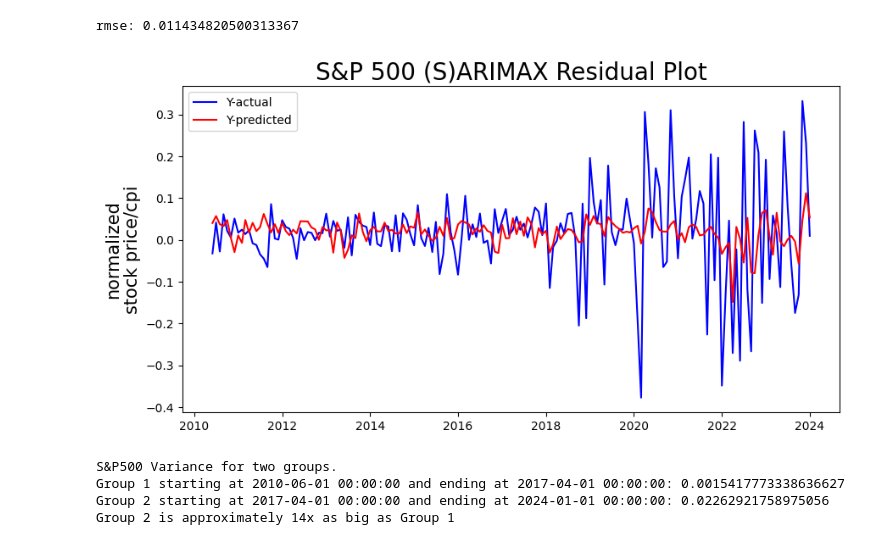
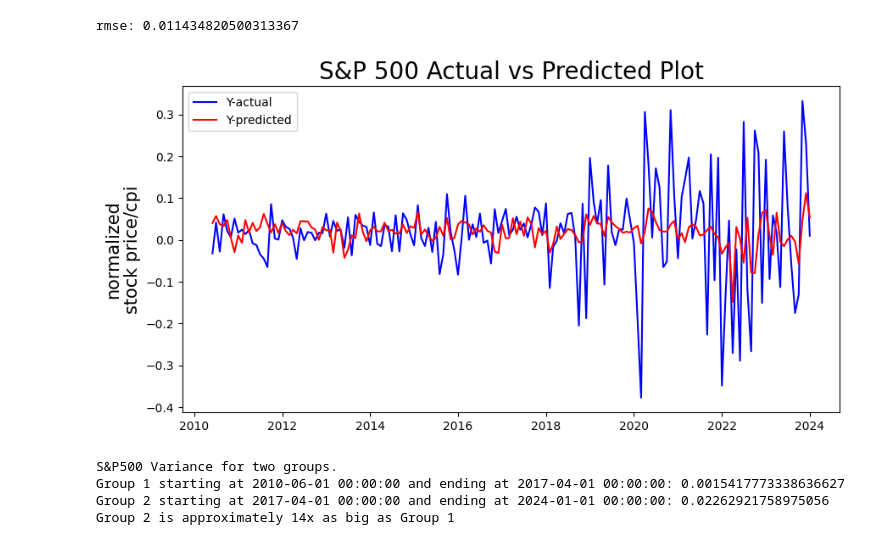
Before and after one commit to milleau98/2026-gig-data-analysis, a Jupyter notebook: notebooks/data-analyses/regression_analysis.ipynb, the cells around one changed output. Saved outputs shown, nothing was run; the diff lists cells and outputs as text; code cells hidden in the pictures.

```diff
--- a/notebooks/data-analyses/regression_analysis.ipynb
+++ b/notebooks/data-analyses/regression_analysis.ipynb
@@ -576,24 +575,24 @@ rmse: 0.011434820500313367
 # %%
 # Create the plot
 fig, ax = plt.subplots(figsize=(10, 5))
 
 # Plot first line
 ax.plot(final_sp500_m_df.index, final_sp500_m_df['target'], label='Y-actual', color='blue')
 
 # Plot second line
 ax.plot(final_sp500_m_df.index, preds, label='Y-predicted', color='red')
 
 # Add y label and title
 plt.ylabel("normalized\nstock price/cpi", rotation=90, fontsize=15)
-plt.title("S&P 500 (S)ARIMAX Residual Plot", fontsize=20)
+plt.title("S&P 500 Actual vs Predicted Plot", fontsize=20)
 
 # Show legend
 plt.legend()
 
 # Display the plot
 plt.show()
 # %% [output]
-[figure, old version]
+[figure, new version]
 # %%
 # S&P 500  data variance is 14x larger from 2017 to the end of 2023 compared to mid 2010 to 2017
 split_time_in_half = int(len(final_sp500_m_df['target'].index)/2)
```
Also changed, not shown: parts of 6 cells of this notebook, 1 other file.
